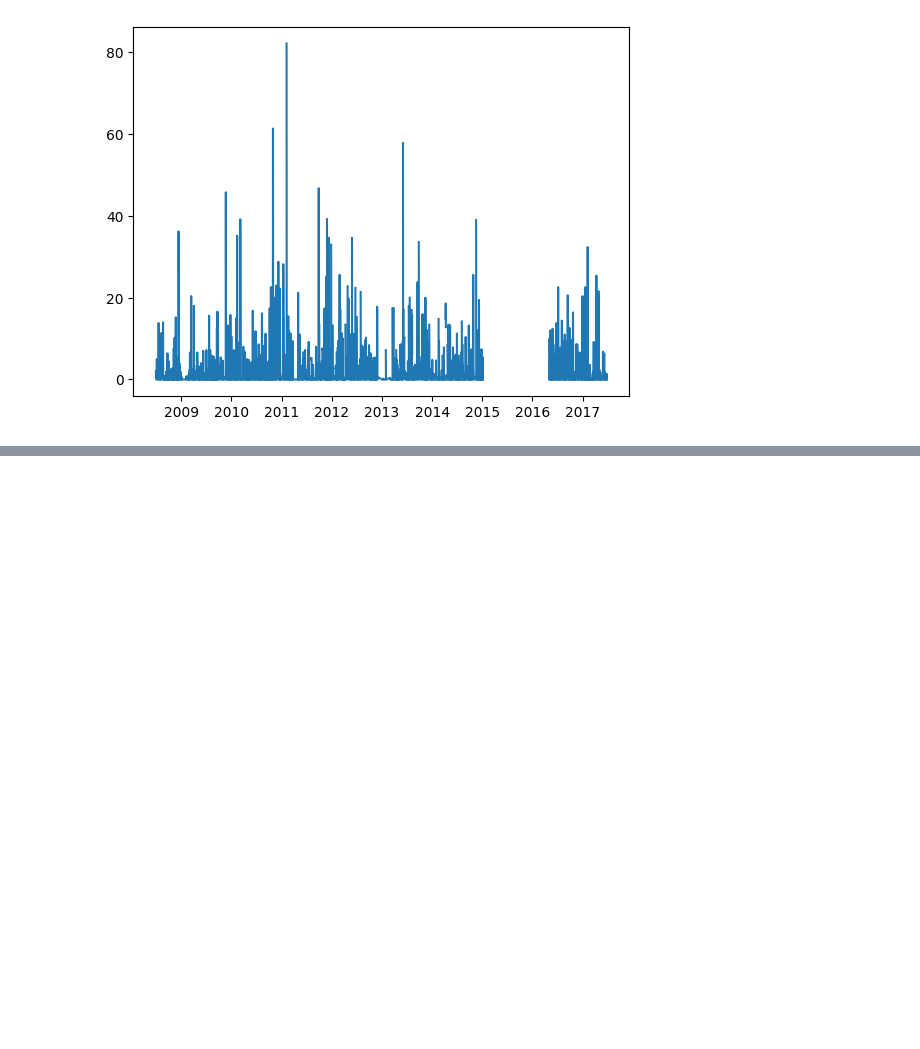
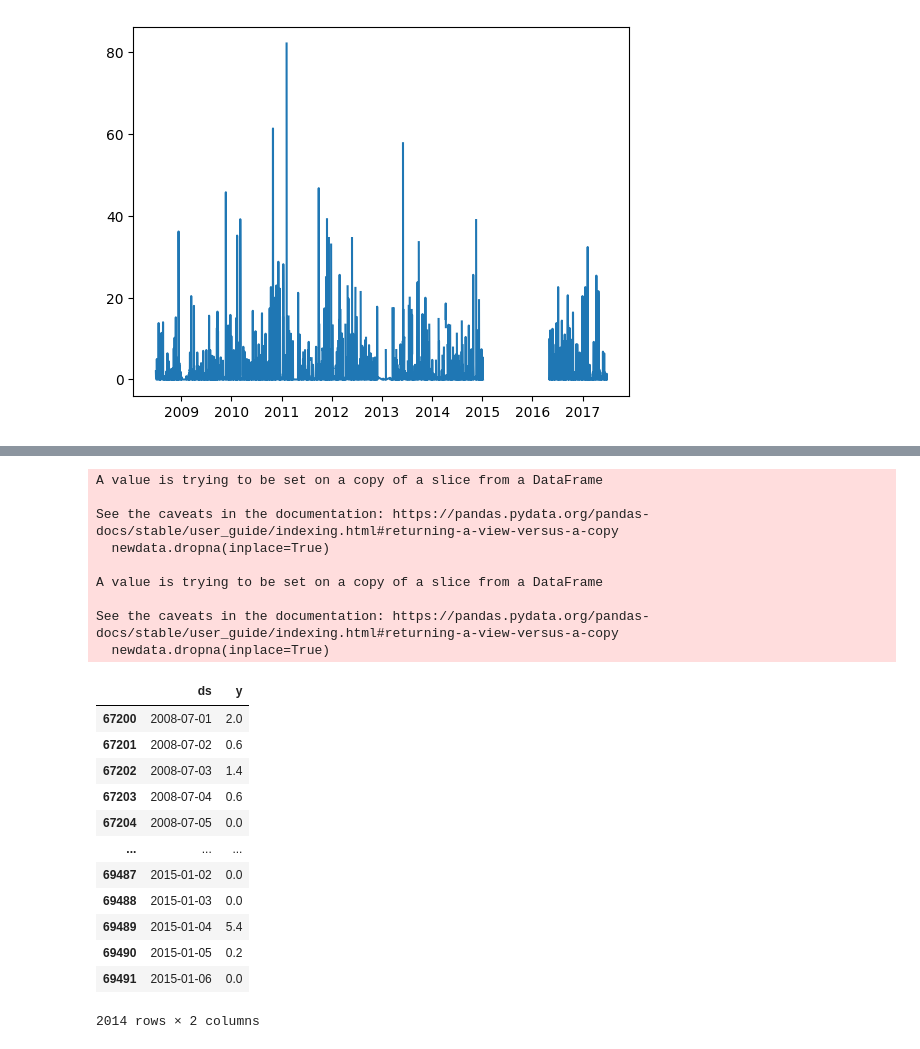
Before and after one commit to LithiraHettiarachchi/ForecastW, a Jupyter notebook: Model.ipynb, the cells around one changed output, grey strips where cells are left out. Drawn from its saved outputs; the diff is of its cells as text; code cells hidden in the pictures; blank space fills up the shorter version.

```diff
--- a/Model.ipynb
+++ b/Model.ipynb
@@ -124 +135,29 @@ plt.show()
 [figure]
+# %%
+newdata = newdf[['Date', 'Rainfall']]
+newdata.dropna(inplace=True)
+newdata.columns = ['ds', 'y']
+newdata
+# %% [output]
+A value is trying to be set on a copy of a slice from a DataFrame
+
+See the caveats in the documentation: https://pandas.pydata.org/pandas-docs/stable/user_guide/indexing.html#returning-a-view-versus-a-copy
+  newdata.dropna(inplace=True)
+
+A value is trying to be set on a copy of a slice from a DataFrame
+
+See the caveats in the documentation: https://pandas.pydata.org/pandas-docs/stable/user_guide/indexing.html#returning-a-view-versus-a-copy
+  newdata.dropna(inplace=True)
+|  | ds | y |
+| 67200 | 2008-07-01 | 2.0 |
+| 67201 | 2008-07-02 | 0.6 |
+| 67202 | 2008-07-03 | 1.4 |
+| 67203 | 2008-07-04 | 0.6 |
+| 67204 | 2008-07-05 | 0.0 |
+| ... | ... | ... |
+| 69487 | 2015-01-02 | 0.0 |
+| 69488 | 2015-01-03 | 0.0 |
+| 69489 | 2015-01-04 | 5.4 |
+| 69490 | 2015-01-05 | 0.2 |
+| 69491 | 2015-01-06 | 0.0 |
+2014 rows × 2 columns
```
Also changed, not shown: parts of 2 cells of this notebook.
